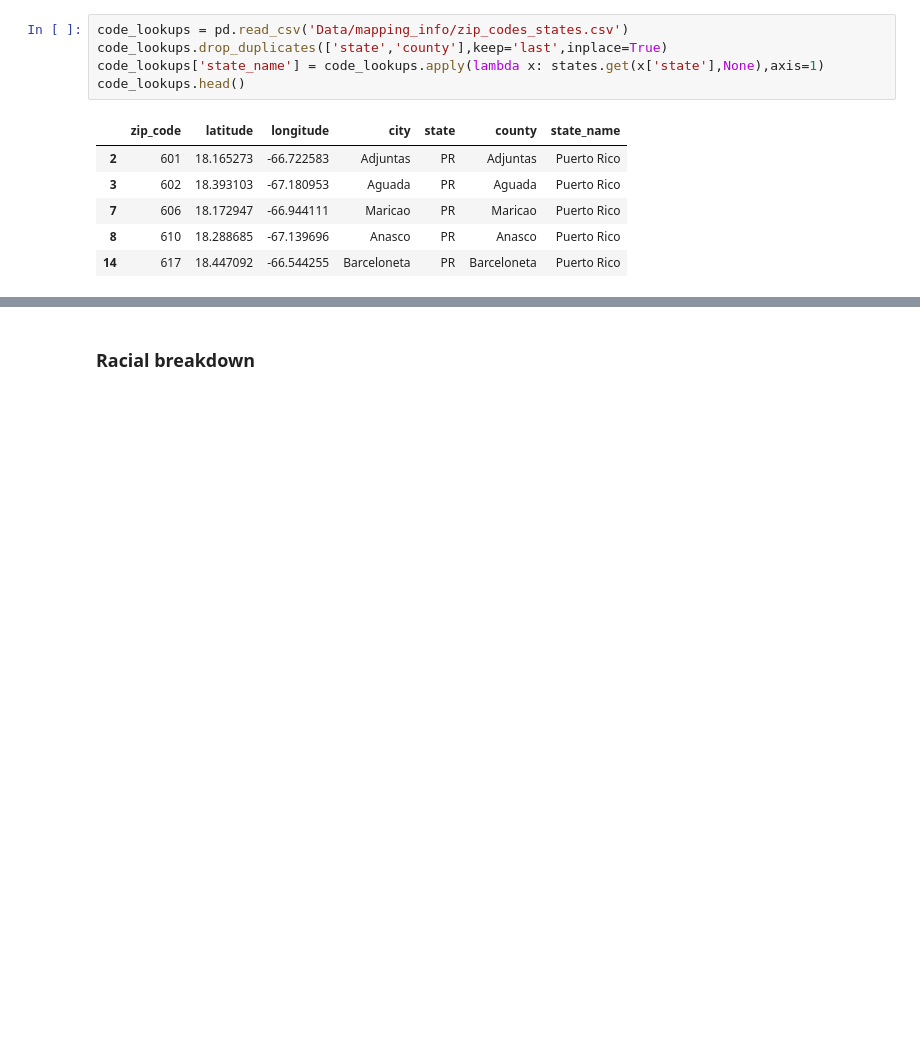
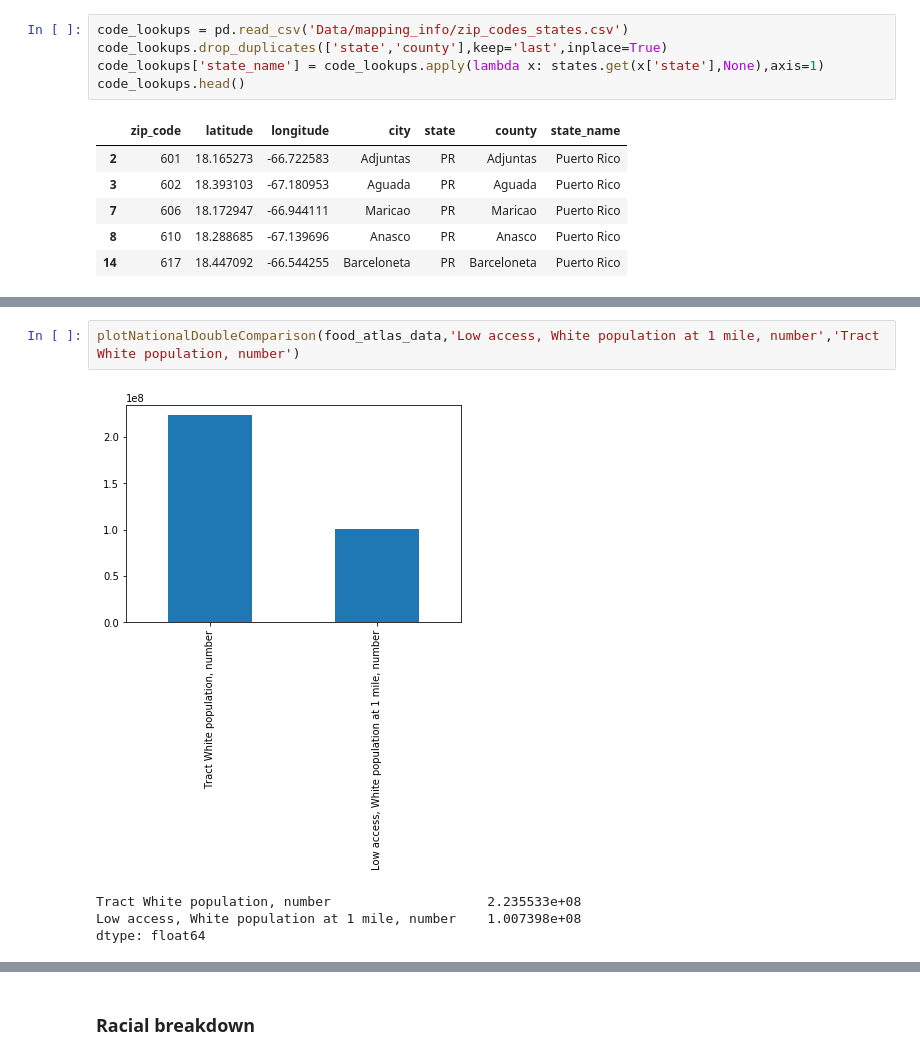
Before and after one commit to FoolsArcana/ready_project_one, a Jupyter notebook: Food Atlas Processor.ipynb, the cells around one changed output, grey strips where cells are left out. Cells and saved outputs as stored; diff of their text form; blank space fills up the shorter version.

```diff
--- a/Food Atlas Processor.ipynb
+++ b/Food Atlas Processor.ipynb
@@ -194,0 +261,7 @@ plotter.show()
+# %%
+plotNationalDoubleComparison(food_atlas_data,'Low access, White population at 1 mile, number','Tract White population, number')
+# %% [output]
+[figure, added]
+Tract White population, number                    2.235533e+08
+Low access, White population at 1 mile, number    1.007398e+08
+dtype: float64
```
Also changed, not shown: parts of 25 cells of this notebook, 1 other file.
